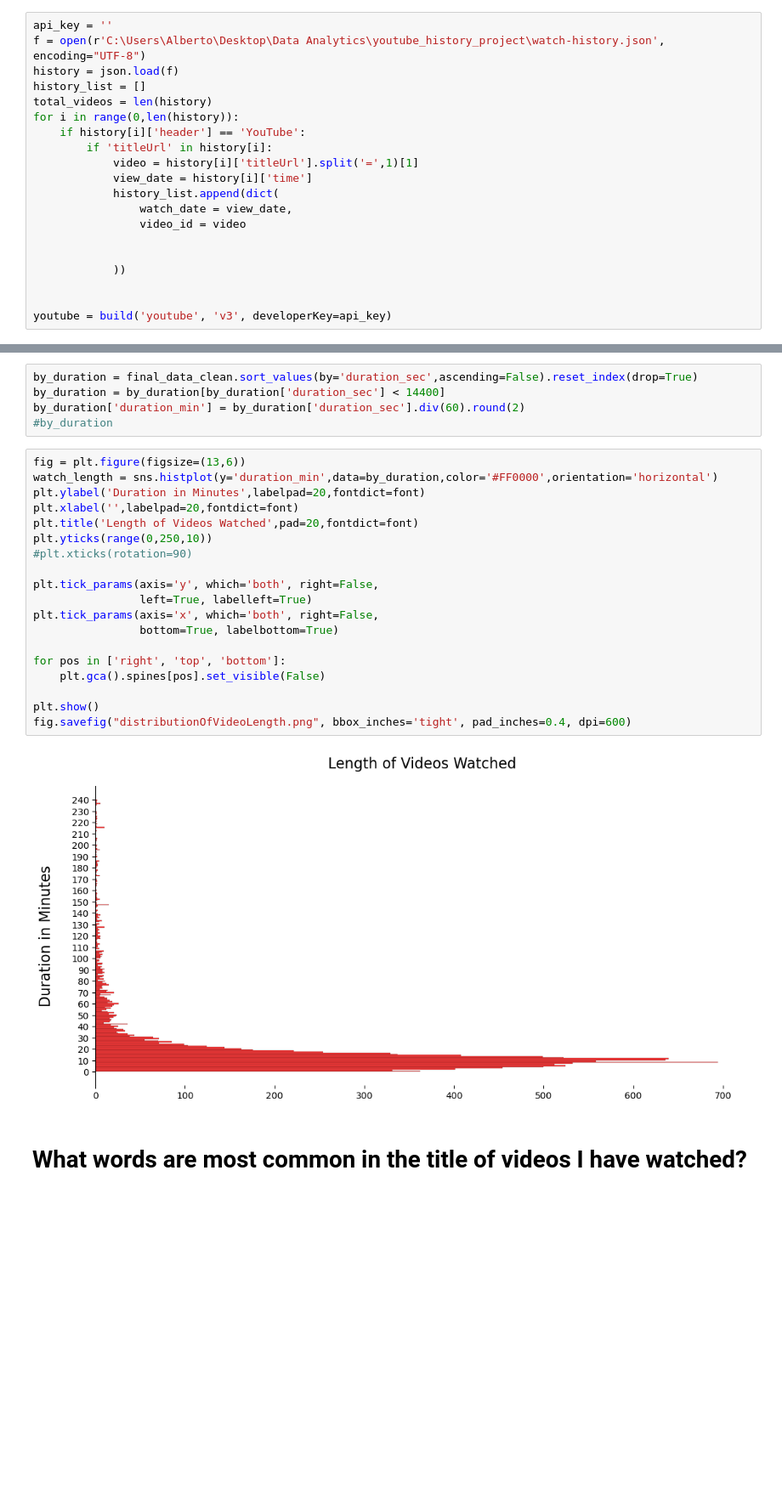
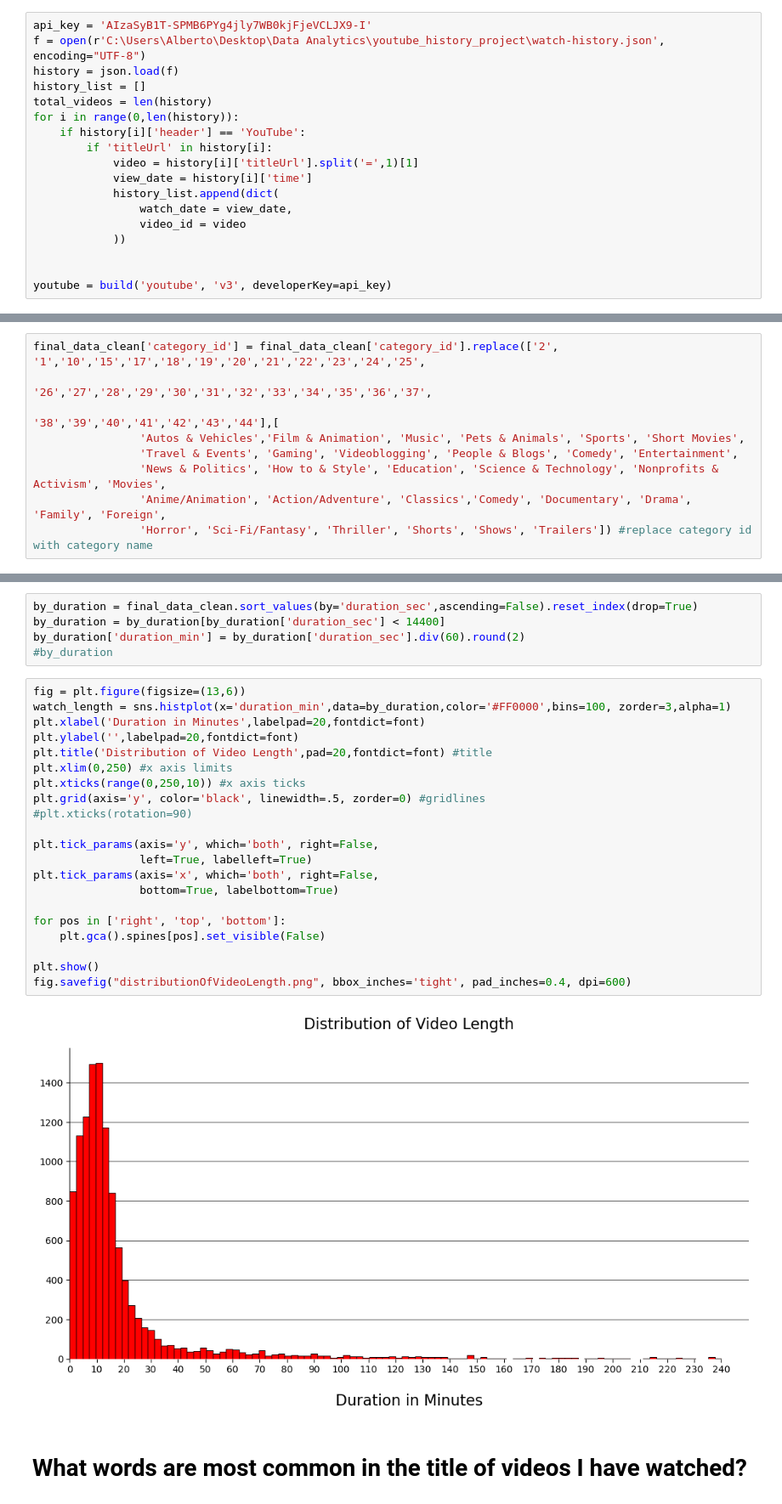
Before and after one commit to DontBlamethegenes/youtube-rewatch-recommendations, a Jupyter notebook: youtube_history_analysis.ipynb, the cells around one changed output, grey strips where cells are left out. Shown at 85% size. Saved outputs shown, nothing was run; the diff lists cells and outputs as text; blank space fills up the shorter version.

```diff
--- a/youtube_history_analysis.ipynb
+++ b/youtube_history_analysis.ipynb
@@ -32,5 +36,5 @@ True
 # %%
-api_key = ''
+api_key = 'AIzaSyB1T-SPMB6PYg4jly7WB0kjFjeVCLJX9-I'
 f = open(r'C:\Users\Alberto\Desktop\Data Analytics\youtube_history_project\watch-history.json', encoding="UTF-8")
 history = json.load(f)
 history_list = []
@@ -43,8 +47,6 @@ for i in range(0,len(history)):
             history_list.append(dict(
                 watch_date = view_date,
                 video_id = video
-
-
             ))
 
 
@@ -235,0 +235,9 @@ final_data_clean.describe()
+# %%
+final_data_clean['category_id'] = final_data_clean['category_id'].replace(['2', '1','10','15','17','18','19','20','21','22','23','24','25',
+                                                                                      '26','27','28','29','30','31','32','33','34','35','36','37',
+                                                                                      '38','39','40','41','42','43','44'],[
+                'Autos & Vehicles','Film & Animation', 'Music', 'Pets & Animals', 'Sports', 'Short Movies',
+                'Travel & Events', 'Gaming', 'Videoblogging', 'People & Blogs', 'Comedy', 'Entertainment',
+                'News & Politics', 'How to & Style', 'Education', 'Science & Technology', 'Nonprofits & Activism', 'Movies',
+                'Anime/Animation', 'Action/Adventure', 'Classics','Comedy', 'Documentary', 'Drama', 'Family', 'Foreign',
+                'Horror', 'Sci-Fi/Fantasy', 'Thriller', 'Shorts', 'Shows', 'Trailers']) #replace category id with category name
@@ -385,25 +449,27 @@ by_duration['duration_min'] = by_duration['duration_sec'].div(60).round(2)
 #by_duration
 # %%
 fig = plt.figure(figsize=(13,6))
-watch_length = sns.histplot(y='duration_min',data=by_duration,color='#FF0000',orientation='horizontal')
-plt.ylabel('Duration in Minutes',labelpad=20,fontdict=font)
-plt.xlabel('',labelpad=20,fontdict=font)
-plt.title('Length of Videos Watched',pad=20,fontdict=font)
-plt.yticks(range(0,250,10))
+watch_length = sns.histplot(x='duration_min',data=by_duration,color='#FF0000',bins=100, zorder=3,alpha=1)
+plt.xlabel('Duration in Minutes',labelpad=20,fontdict=font)
+plt.ylabel('',labelpad=20,fontdict=font)
+plt.title('Distribution of Video Length',pad=20,fontdict=font) #title
+plt.xlim(0,250) #x axis limits
+plt.xticks(range(0,250,10)) #x axis ticks
+plt.grid(axis='y', color='black', linewidth=.5, zorder=0) #gridlines
 #plt.xticks(rotation=90)
 
 plt.tick_params(axis='y', which='both', right=False,
                 left=True, labelleft=True)
 plt.tick_params(axis='x', which='both', right=False,
                 bottom=True, labelbottom=True)
 
 for pos in ['right', 'top', 'bottom']:
     plt.gca().spines[pos].set_visible(False)
 
 plt.show()
 fig.savefig("distributionOfVideoLength.png", bbox_inches='tight', pad_inches=0.4, dpi=600)
 # %% [output]
-[figure, old version]
+[figure, new version]
 # %% [markdown]
 # What words are most common in the title of videos I have watched?
 # %%
```
Also changed, not shown: parts of 42 cells of this notebook, 2 other files.
